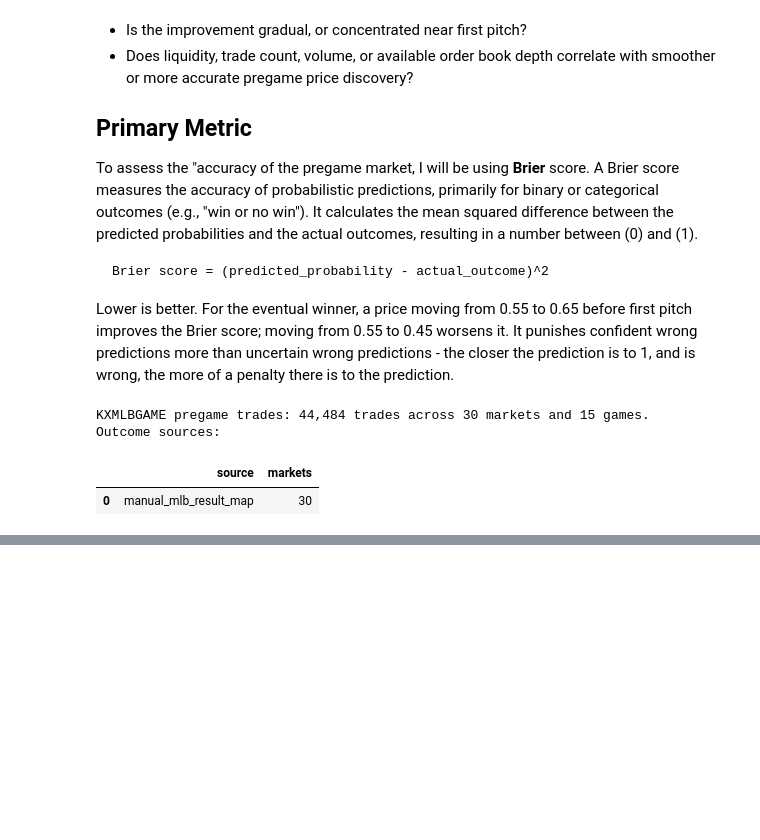
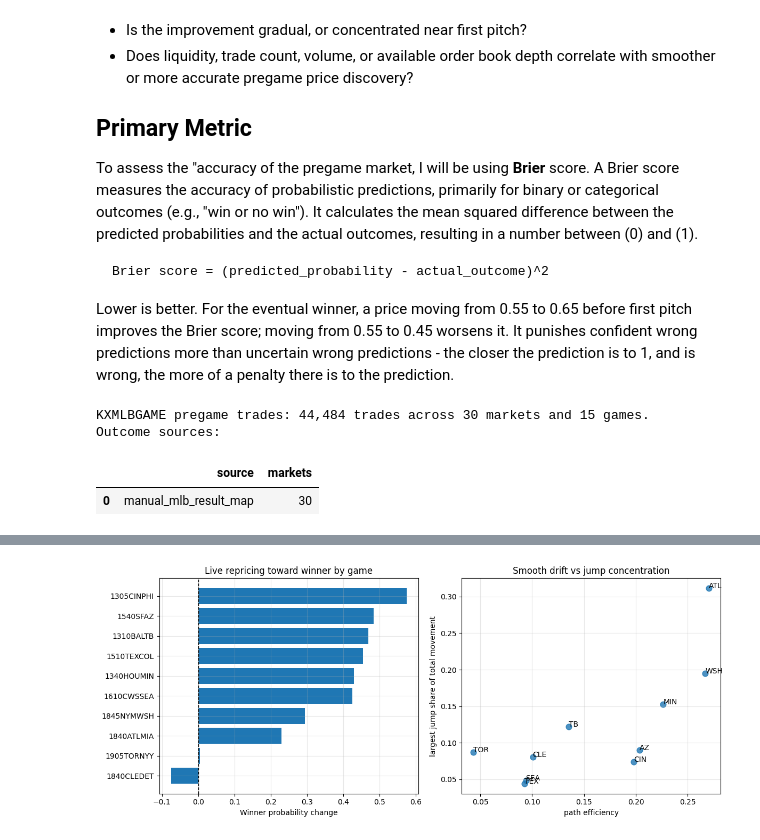
Before and after one commit to GGarrido28/snowflake-market-data-platform, a Jupyter notebook: analysis/02_mlb_game_repricing_analysis.ipynb, the cells around one changed output, grey strips where cells are left out. Drawn from its saved outputs; the diff is of its cells as text; code cells hidden in the pictures; blank space fills up the shorter version.

```diff
--- a/analysis/02_mlb_game_repricing_analysis.ipynb
+++ b/analysis/02_mlb_game_repricing_analysis.ipynb
@@ -1272,0 +1742,94 @@ Liquidity/path diagnostic panel
+# %%
+# Answer the live-game questions on games with enough observed live coverage.
+analyzable_live_games = live_game_summary.loc[
+    live_game_summary['has_enough_live_coverage']
+].copy()
+
+live_answer_summary = pd.DataFrame(
+    [
+        {
+            'question': 'Games with any live trades',
+            'count': int(live_game_summary['has_any_live_trades'].sum()),
+            'total': len(live_game_summary),
+            'share': live_game_summary['has_any_live_trades'].mean(),
+        },
+        {
+            'question': f'Games with >= {MIN_LIVE_MINUTES_FOR_ANALYSIS} live minutes',
+            'count': len(analyzable_live_games),
+            'total': len(live_game_summary),
+            'share': len(analyzable_live_games) / len(live_game_summary),
+        },
+        {
+            'question': 'Analyzable games repriced toward eventual winner',
+            'count': int((analyzable_live_games['live_repricing_to_winner'] > 0).sum()),
+            'total': len(analyzable_live_games),
+            'share': (analyzable_live_games['live_repricing_to_winner'] > 0).mean(),
+        },
+        {
+            'question': 'Analyzable games had at least one >= 5c one-minute jump',
+            'count': int((analyzable_live_games['jump_count_5c'] > 0).sum()),
+            'total': len(analyzable_live_games),
+            'share': (analyzable_live_games['jump_count_5c'] > 0).mean(),
+        },
+        {
+            'question': 'Analyzable games had at least one >= 10c one-minute jump',
+            'count': int((analyzable_live_games['jump_count_10c'] > 0).sum()),
+            'total': len(analyzable_live_games),
+            'share': (analyzable_live_games['jump_count_10c'] > 0).mean(),
+        },
+    ]
+)
+
+print('Live-game answer summary')
+display(live_answer_summary)
+
+live_distribution_summary = analyzable_live_games[
+    [
+        'live_duration_minutes',
+        'live_trade_count',
+        'winner_prob_first_pitch',
+        'winner_prob_last_observed',
+        'live_repricing_to_winner',
+        'total_abs_live_move',
+        'path_efficiency',
+        'max_1m_abs_move',
+        'jump_count_5c',
+        'largest_jump_share_of_path',
+    ]
+].describe(percentiles=[0.25, 0.5, 0.75]).T
+
+print('Live metric distribution for analyzable games')
+display(live_distribution_summary)
+
+plot_live_games = analyzable_live_games.copy()
+plot_live_games['game_label'] = plot_live_games['event_ticker'].str.replace(
+    'KXMLBGAME-26MAY20',
+    '',
+    regex=False,
+)
+plot_live_games = plot_live_games.sort_values('live_repricing_to_winner')
+
+fig, axes = plt.subplots(1, 2, figsize=(12, 5))
+axes[0].axvline(0, color='black', linewidth=1, linestyle='--')
+axes[0].barh(
+    plot_live_games['game_label'],
+    plot_live_games['live_repricing_to_winner'],
+)
+axes[0].set_title('Live repricing toward winner by game')
+axes[0].set_xlabel('Winner probability change')
+
+axes[1].scatter(
+    analyzable_live_games['path_efficiency'],
+    analyzable_live_games['largest_jump_share_of_path'],
+    s=60,
+    alpha=0.8,
+)
+for _, row in analyzable_live_games.iterrows():
+    axes[1].annotate(row['winner_team_code'], (row['path_efficiency'], row['largest_jump_share_of_path']))
+axes[1].set_title('Smooth drift vs jump concentration')
+axes[1].set_xlabel('path efficiency')
+axes[1].set_ylabel('largest jump share of total movement')
+
+plt.tight_layout()
+plt.show()
+# %% [output]
@@ -1272,0 +1855 @@ Liquidity/path diagnostic panel
+[figure, added]
```
Also changed, not shown: parts of 11 cells of this notebook.
